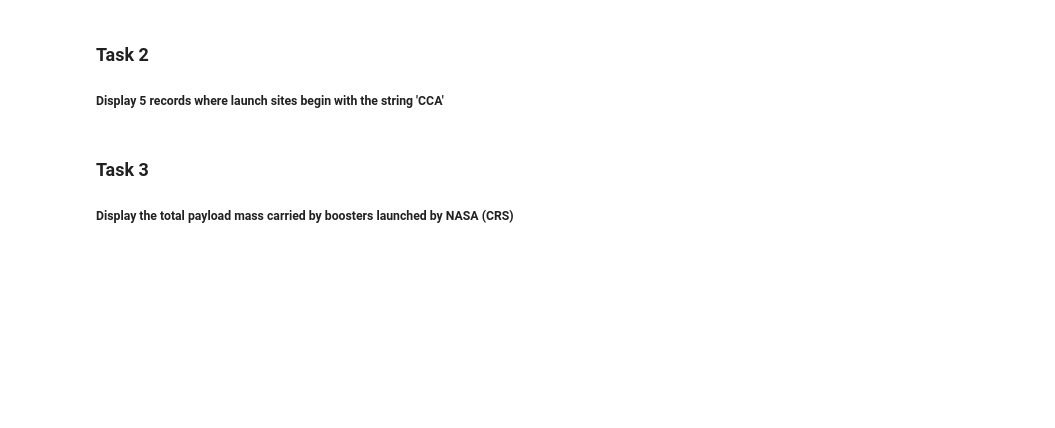
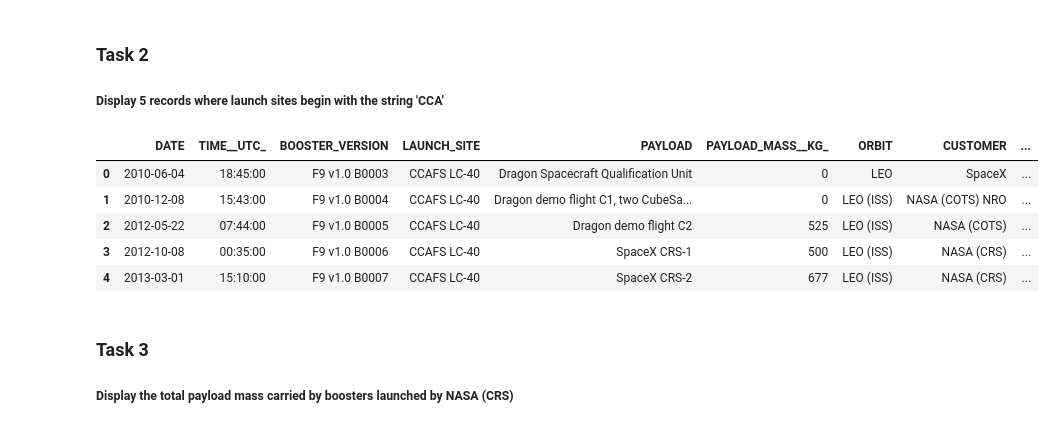
Before and after one commit to daniel-sonzzini/capstone_ds, a Jupyter notebook: Lab 3 - EDA with SQL.ipynb, the cells around one changed output. Cells and saved outputs as stored; diff of their text form; code cells hidden in the pictures; blank space fills up the shorter version.

```diff
--- a/Lab 3 - EDA with SQL.ipynb
+++ b/Lab 3 - EDA with SQL.ipynb
@@ -108,0 +97,29 @@ The sql extension is already loaded. To reload it, use:
+# %%
+#Replace the placeholder values with the actuals for your Db2 Service Credentials
+dsn_driver = "{IBM DB2 ODBC DRIVER}"
+dsn_database = "BLUDB"            # e.g. "BLUDB"
+dsn_hostname = "b70af05b-76e4-4bca-a1f5-23dbb4c6a74e.c1ogj3sd0tgtu0lqde00.databases.appdomain.cloud"
+dsn_port = "32716"                    # e.g. "50000"
+dsn_protocol = "TCPIP"	   	         # i.e. "TCPIP"
+dsn_uid = "bzw77477"           	      # e.g. "abc12345"
+dsn_pwd = "DrhhxCCGpub4MNCv"          # e.g. "7dBZ3wWt9XN6$o0J"
+dsn_security = "SSL"            	  #i.e. "SSL"
+# %%
+#Create database connection
+#DO NOT MODIFY THIS CELL. Just RUN it with Shift + Enter
+dsn = (
+    "DRIVER={0};"
+    "DATABASE={1};"
+    "HOSTNAME={2};"
+    "PORT={3};"
+    "PROTOCOL={4};"
+    "UID={5};"
+    "PWD={6};"
+    "SECURITY={7};").format(dsn_driver, dsn_database, dsn_hostname, dsn_port, dsn_protocol, dsn_uid, dsn_pwd,dsn_security)
+
+try:
+    conn = ibm_db.connect(dsn, "", "")
+    print ("Connected to database: ", dsn_database, "as user: ", dsn_uid, "on host: ", dsn_hostname)
+
+except:
+    print ("Unable to connect: ", ibm_db.conn_errormsg() )
@@ -155,3 +144,8 @@ Connection info needed in SQLAlchemy format, example:
+# %%
+import pandas
+import ibm_db_dbi
+
+pconn = ibm_db_dbi.Connection(conn)
 # %% [markdown]
 ## Tasks
 
@@ -164,6 +171,22 @@ Now write and execute SQL queries to solve the assignment tasks.
 ### Task 2
 
 ##### Display 5 records where launch sites begin with the string 'CCA'
+# %%
+selectQuery = """
+select * from SPACEX
+where LAUNCH_SITE like 'CCA%'
+limit 5
+"""
+
+pdf = pandas.read_sql(selectQuery, pconn)
+pdf
+# %% [output]
+|  | DATE | TIME__UTC_ | BOOSTER_VERSION | LAUNCH_SITE | PAYLOAD | PAYLOAD_MASS__KG_ | ORBIT | CUSTOMER | ... |
+| 0 | 2010-06-04 | 18:45:00 | F9 v1.0 B0003 | CCAFS LC-40 | Dragon Spacecraft Qualification Unit | 0 | LEO | SpaceX | ... |
+| 1 | 2010-12-08 | 15:43:00 | F9 v1.0 B0004 | CCAFS LC-40 | Dragon demo flight C1, two CubeSa... | 0 | LEO (ISS) | NASA (COTS) NRO | ... |
+| 2 | 2012-05-22 | 07:44:00 | F9 v1.0 B0005 | CCAFS LC-40 | Dragon demo flight C2 | 525 | LEO (ISS) | NASA (COTS) | ... |
+| 3 | 2012-10-08 | 00:35:00 | F9 v1.0 B0006 | CCAFS LC-40 | SpaceX CRS-1 | 500 | LEO (ISS) | NASA (CRS) | ... |
+| 4 | 2013-03-01 | 15:10:00 | F9 v1.0 B0007 | CCAFS LC-40 | SpaceX CRS-2 | 677 | LEO (ISS) | NASA (CRS) | ... |
 # %% [markdown]
 ### Task 3
 
```
Also changed, not shown: parts of 19 cells of this notebook.
